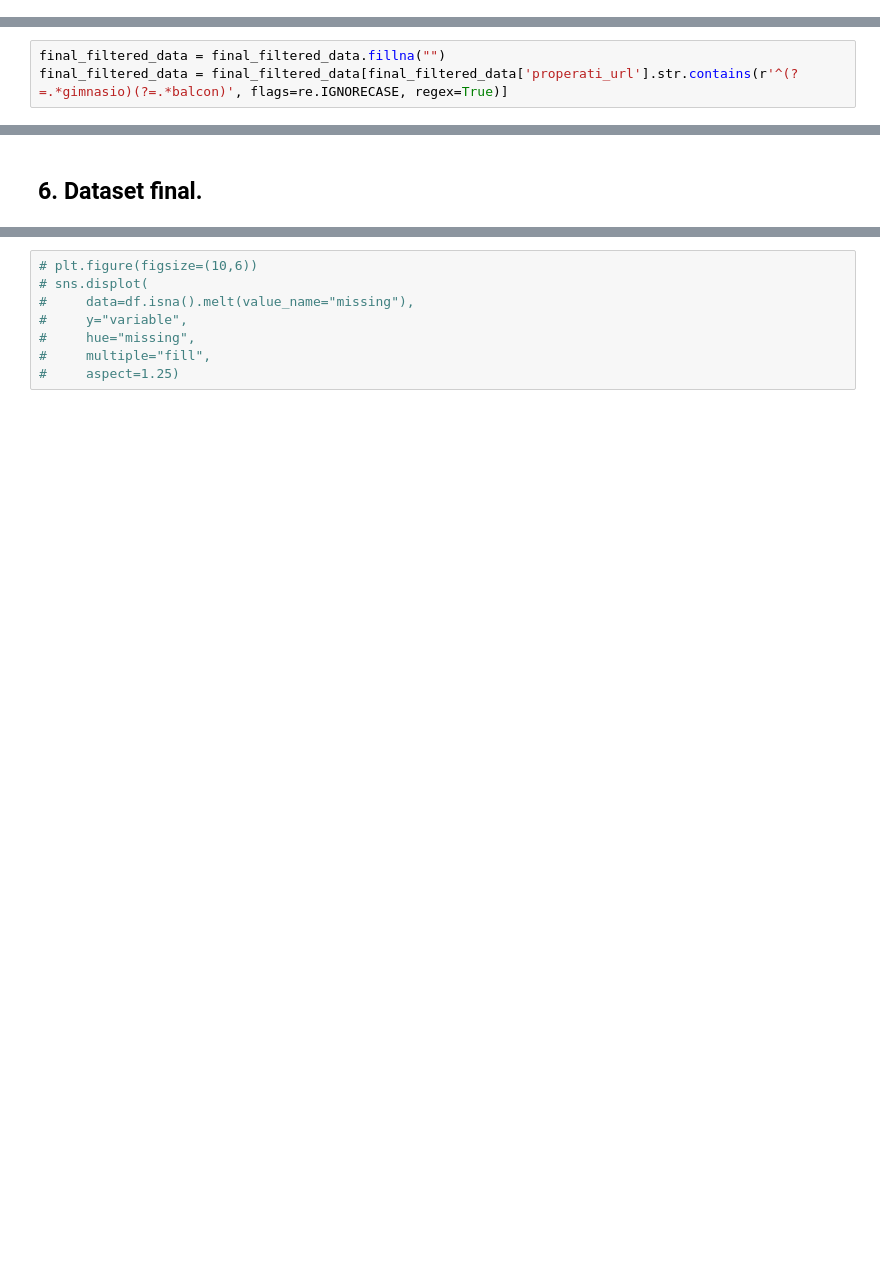
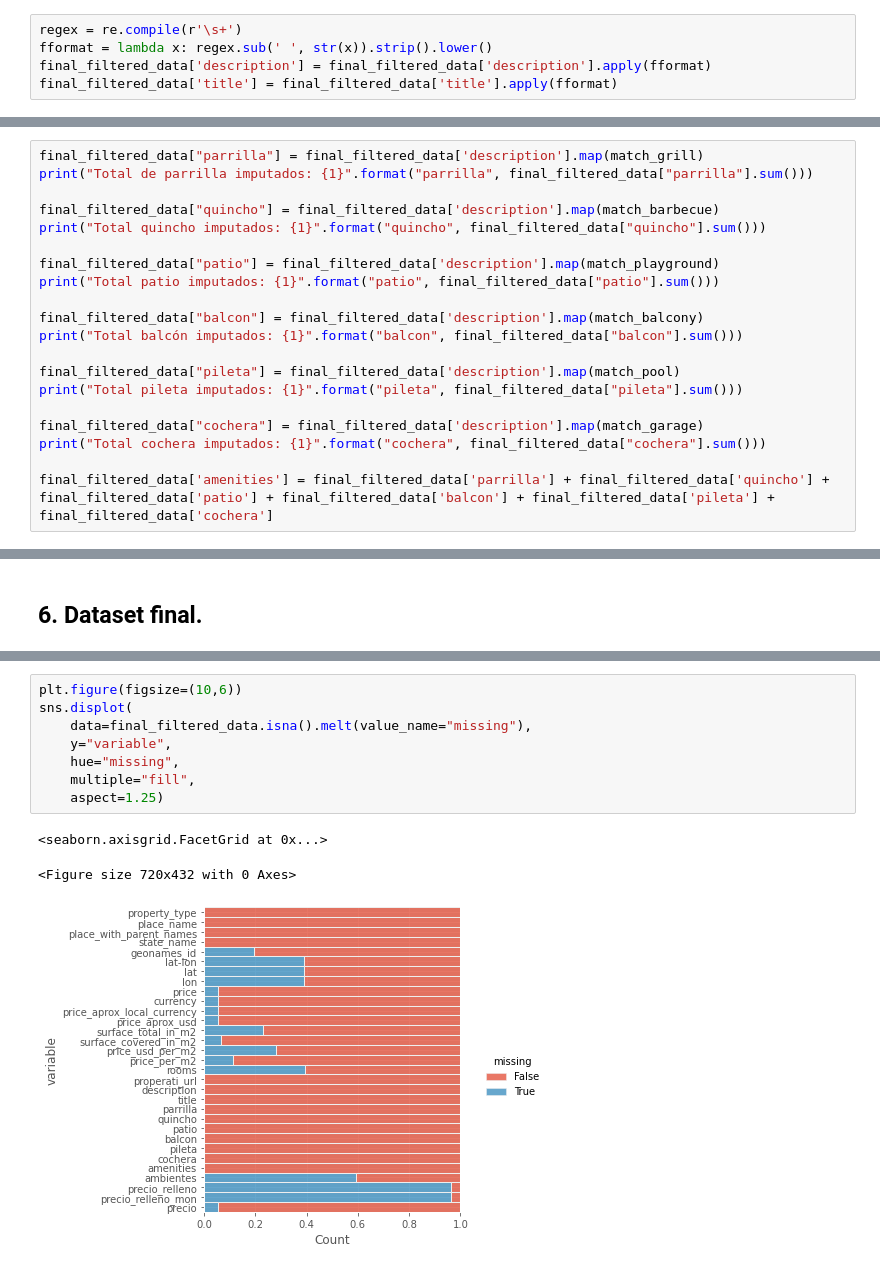
Before and after one commit to Luchiii89/DH_grupo_6, a Jupyter notebook: Desafio_1.ipynb, the cells around one changed output, grey strips where cells are left out. Drawn from its saved outputs; the diff is of its cells as text; blank space fills up the shorter version.

```diff
--- a/Desafio_1.ipynb
+++ b/Desafio_1.ipynb
@@ -513,3 +539,8 @@ final_filtered_data.drop(['operation', 'Unnamed: 0', 'country_name', 'floor', 'e
+# %%
+regex = re.compile(r'\s+')
+fformat = lambda x: regex.sub(' ', str(x)).strip().lower()
+final_filtered_data['description'] = final_filtered_data['description'].apply(fformat)
+final_filtered_data['title'] = final_filtered_data['title'].apply(fformat)
 # %% [markdown]
 ### 3.4. Cálculo de columnas con gran porcentaje de valores NaN.
 # %%
@@ -617,3 +643,0 @@ url.head(5)
-# %%
-final_filtered_data = final_filtered_data.fillna("")
-final_filtered_data = final_filtered_data[final_filtered_data['properati_url'].str.contains(r'^(?=.*gimnasio)(?=.*balcon)', flags=re.IGNORECASE, regex=True)]
@@ -666,0 +673,20 @@ dtype: int64
+# %%
+final_filtered_data["parrilla"] = final_filtered_data['description'].map(match_grill)
+print("Total de parrilla imputados: {1}".format("parrilla", final_filtered_data["parrilla"].sum()))
+
+final_filtered_data["quincho"] = final_filtered_data['description'].map(match_barbecue)
+print("Total quincho imputados: {1}".format("quincho", final_filtered_data["quincho"].sum()))
+
+final_filtered_data["patio"] = final_filtered_data['description'].map(match_playground)
+print("Total patio imputados: {1}".format("patio", final_filtered_data["patio"].sum()))
+
+final_filtered_data["balcon"] = final_filtered_data['description'].map(match_balcony)
+print("Total balcón imputados: {1}".format("balcon", final_filtered_data["balcon"].sum()))
+
+final_filtered_data["pileta"] = final_filtered_data['description'].map(match_pool)
+print("Total pileta imputados: {1}".format("pileta", final_filtered_data["pileta"].sum()))
+
+final_filtered_data["cochera"] = final_filtered_data['description'].map(match_garage)
+print("Total cochera imputados: {1}".format("cochera", final_filtered_data["cochera"].sum()))
+
+final_filtered_data['amenities'] = final_filtered_data['parrilla'] + final_filtered_data['quincho'] + final_filtered_data['patio'] + final_filtered_data['balcon'] + final_filtered_data['pileta'] + final_filtered_data['cochera']
@@ -965,9 +1030,13 @@ pandas.core.series.Series
 # %%
-# plt.figure(figsize=(10,6))
-# sns.displot(
-#     data=df.isna().melt(value_name="missing"),
-#     y="variable",
-#     hue="missing",
-#     multiple="fill",
-#     aspect=1.25)
+plt.figure(figsize=(10,6))
+sns.displot(
+    data=final_filtered_data.isna().melt(value_name="missing"),
+    y="variable",
+    hue="missing",
+    multiple="fill",
+    aspect=1.25)
+# %% [output]
+<seaborn.axisgrid.FacetGrid at 0x...>
+<Figure size 720x432 with 0 Axes>
+[figure, added]
 # %%
```
Also changed, not shown: parts of 70 cells of this notebook.
